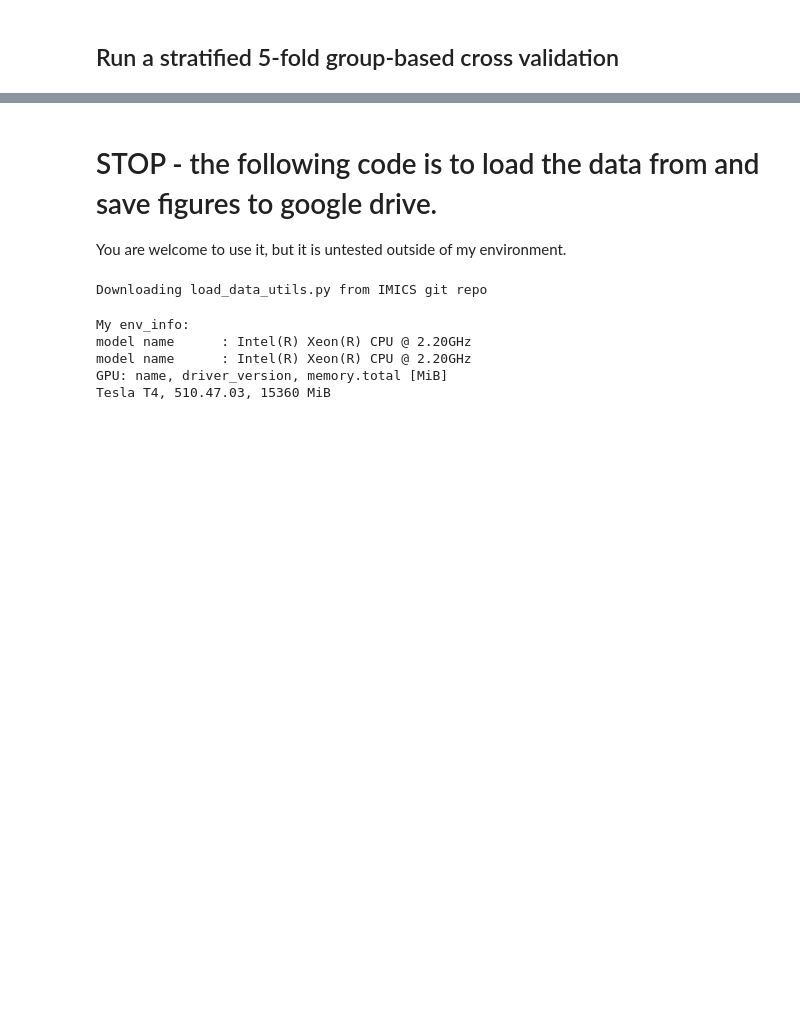
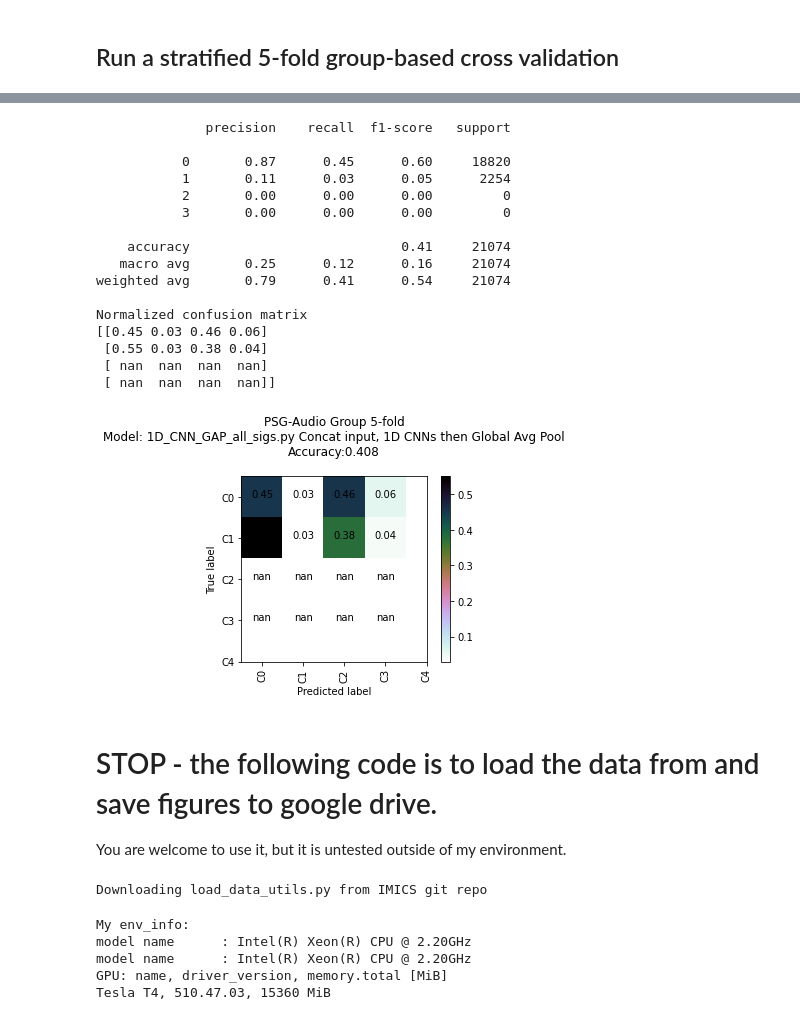
Before and after one commit to imics-lab/multi-output-psg, a Jupyter notebook: Evaluate_Model_PSG-Audio.ipynb, the cells around one changed output, grey strips where cells are left out. Saved outputs shown, nothing was run; the diff lists cells and outputs as text; code cells hidden in the pictures; blank space fills up the shorter version.

```diff
--- a/Evaluate_Model_PSG-Audio.ipynb
+++ b/Evaluate_Model_PSG-Audio.ipynb
@@ -257,7 +366,8 @@ import itertools
 #y_pred = np.concatenate(y_pred_per_fold)
 #y_test = np.concatenate(y_test_per_fold)
 
-print(classification_report(y_test, y_pred, target_names=class_names))
+# print(classification_report(y_test, y_pred, target_names=class_names))
+print(classification_report(y_test, y_pred))
 
 cm = confusion_matrix(y_test, y_pred)
 
@@ -271,34 +381,53 @@ def plot_confusion_matrix(cm, classes,
         """
         if normalize:
             cm = cm.astype('float') / cm.sum(axis=1)[:, np.newaxis]
             print("Normalized confusion matrix")
             print(np.array(cm).round(2)) # to limit digits
         else:
             print('Confusion matrix, without normalization')
             print(cm)
 
         plt.imshow(cm, interpolation='nearest', cmap=cmap)
         plt.title(title)
         plt.colorbar()
         tick_marks = np.arange(len(classes))
         plt.xticks(tick_marks, classes,rotation=90)
         plt.yticks(tick_marks, classes)
 
         fmt = '.2f' if normalize else 'd'
         thresh = cm.max() / 2.
         for i, j in itertools.product(range(cm.shape[0]), range(cm.shape[1])):
             plt.text(j, i, format(cm[i, j], fmt),
                      horizontalalignment="center",
                      color="white" if cm[i, j] > thresh else "black")
 
         plt.tight_layout()
         plt.ylabel('True label')
         plt.xlabel('Predicted label')
 title = 'PSG-Audio Group 5-fold\n'
 title +=  "Model: " + my_model.description + '\n'
-title += "Predicting " + labels + " using " + ch_group + '\n'
+#title += "Predicting " + labels + " using " + ch_group + '\n'
 title += 'Accuracy:{0:.3f}'.format(accuracy_score(y_test, y_pred))+'\n'
+class_names = ['C0','C1','C2','C3','C4'] # placeholder for now
 plot_confusion_matrix(cm, classes=class_names, title=title, cmap='cubehelix_r')
+# %% [output]
+              precision    recall  f1-score   support
+
+           0       0.87      0.45      0.60     18820
+           1       0.11      0.03      0.05      2254
+           2       0.00      0.00      0.00         0
+           3       0.00      0.00      0.00         0
+
+    accuracy                           0.41     21074
+   macro avg       0.25      0.12      0.16     21074
+weighted avg       0.79      0.41      0.54     21074
+
+Normalized confusion matrix
+[[0.45 0.03 0.46 0.06]
+ [0.55 0.03 0.38 0.04]
+ [ nan  nan  nan  nan]
+ [ nan  nan  nan  nan]]
+[figure, added]
 # %% [markdown]
 # STOP - the following code is to load the data from and save figures to google drive.
 You are welcome to use it, but it is untested outside of my environment.
```
Also changed, not shown: parts of 5 cells of this notebook, 2 other files.
